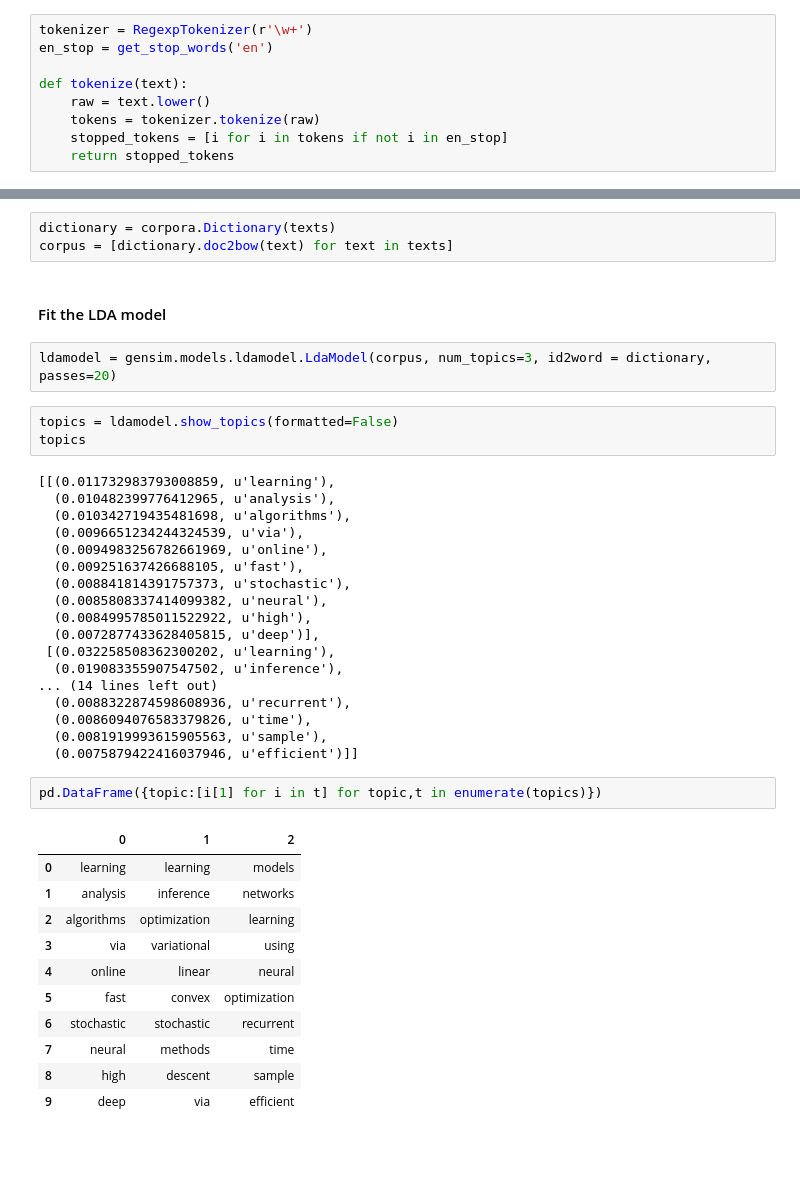
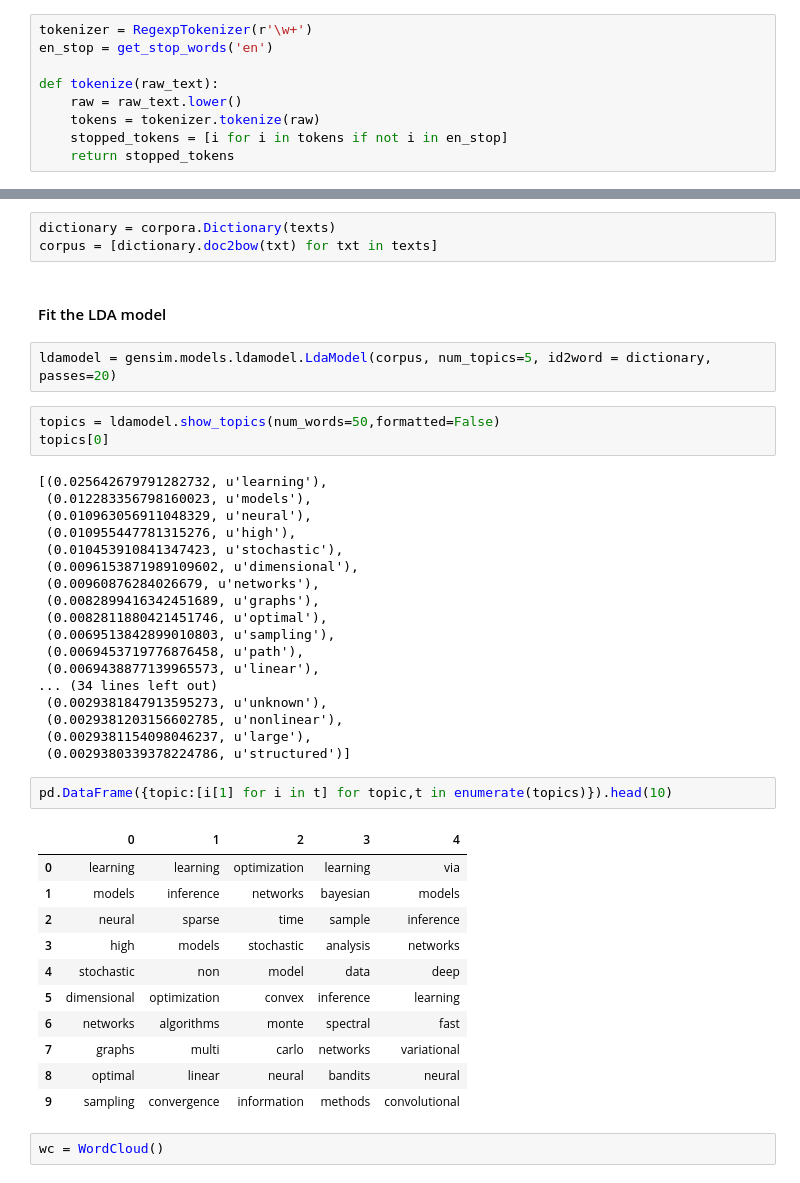
Before and after one commit to cjbayesian/NIPS_TitlesLDA, a Jupyter notebook: NIPS_Papers.ipynb, the cells around one changed output, grey strips where cells are left out. Cells and saved outputs as stored; diff of their text form; blank space fills up the shorter version.

```diff
--- a/NIPS_Papers.ipynb
+++ b/NIPS_Papers.ipynb
@@ -28,8 +33,8 @@ titles = [ti.contents[0] for ti in d]
 tokenizer = RegexpTokenizer(r'\w+')
 en_stop = get_stop_words('en')
 
-def tokenize(text):
-    raw = text.lower()
+def tokenize(raw_text):
+    raw = raw_text.lower()
     tokens = tokenizer.tokenize(raw)
     stopped_tokens = [i for i in tokens if not i in en_stop]
     return stopped_tokens
@@ -61,43 +66,45 @@ texts[:5]
 Next we'll create a dictionary of tokenized titles, and convert that into a document-term matrix.
 # %%
 dictionary = corpora.Dictionary(texts)
-corpus = [dictionary.doc2bow(text) for text in texts]
+corpus = [dictionary.doc2bow(txt) for txt in texts]
 # %% [markdown]
 #### Fit the LDA model
 # %%
-ldamodel = gensim.models.ldamodel.LdaModel(corpus, num_topics=3, id2word = dictionary, passes=20)
+ldamodel = gensim.models.ldamodel.LdaModel(corpus, num_topics=5, id2word = dictionary, passes=20)
 # %%
-topics = ldamodel.show_topics(formatted=False)
-topics
+topics = ldamodel.show_topics(num_words=50,formatted=False)
+topics[0]
 # %% [output]
-[[(0.011732983793008859, u'learning'),
-  (0.010482399776412965, u'analysis'),
-  (0.010342719435481698, u'algorithms'),
-  (0.0096651234244324539, u'via'),
-  (0.0094983256782661969, u'online'),
-  (0.009251637426688105, u'fast'),
-  (0.008841814391757373, u'stochastic'),
-  (0.0085808337414099382, u'neural'),
-  (0.0084995785011522922, u'high'),
-  (0.0072877433628405815, u'deep')],
- [(0.032258508362300202, u'learning'),
-  (0.019083355907547502, u'inference'),
-... (14 lines left out)
-  (0.0088322874598608936, u'recurrent'),
-  (0.0086094076583379826, u'time'),
-  (0.0081919993615905563, u'sample'),
-  (0.0075879422416037946, u'efficient')]]
+[(0.025642679791282732, u'learning'),
+ (0.012283356798160023, u'models'),
+ (0.010963056911048329, u'neural'),
+ (0.010955447781315276, u'high'),
+ (0.010453910841347423, u'stochastic'),
+ (0.0096153871989109602, u'dimensional'),
+ (0.00960876284026679, u'networks'),
+ (0.0082899416342451689, u'graphs'),
+ (0.0082811880421451746, u'optimal'),
+ (0.0069513842899010803, u'sampling'),
+ (0.0069453719776876458, u'path'),
+ (0.0069438877139965573, u'linear'),
+... (34 lines left out)
+ (0.0029381847913595273, u'unknown'),
+ (0.0029381203156602785, u'nonlinear'),
+ (0.0029381154098046237, u'large'),
+ (0.0029380339378224786, u'structured')]
 # %%
-pd.DataFrame({topic:[i[1] for i in t] for topic,t in enumerate(topics)})
+pd.DataFrame({topic:[i[1] for i in t] for topic,t in enumerate(topics)}).head(10)
 # %% [output]
-|  | 0 | 1 | 2 |
-| 0 | learning | learning | models |
-| 1 | analysis | inference | networks |
-| 2 | algorithms | optimization | learning |
-| 3 | via | variational | using |
-| 4 | online | linear | neural |
-| 5 | fast | convex | optimization |
-| 6 | stochastic | stochastic | recurrent |
-| 7 | neural | methods | time |
-| 8 | high | descent | sample |
-| 9 | deep | via | efficient |
+|  | 0 | 1 | 2 | 3 | 4 |
+| 0 | learning | learning | optimization | learning | via |
+| 1 | models | inference | networks | bayesian | models |
+| 2 | neural | sparse | time | sample | inference |
+| 3 | high | models | stochastic | analysis | networks |
+| 4 | stochastic | non | model | data | deep |
+| 5 | dimensional | optimization | convex | inference | learning |
+| 6 | networks | algorithms | monte | spectral | fast |
+| 7 | graphs | multi | carlo | networks | variational |
+| 8 | optimal | linear | neural | bandits | neural |
+| 9 | sampling | convergence | information | methods | convolutional |
+# %%
+wc = WordCloud()
```
Also changed, not shown: parts of 13 cells of this notebook, 2 other files.
